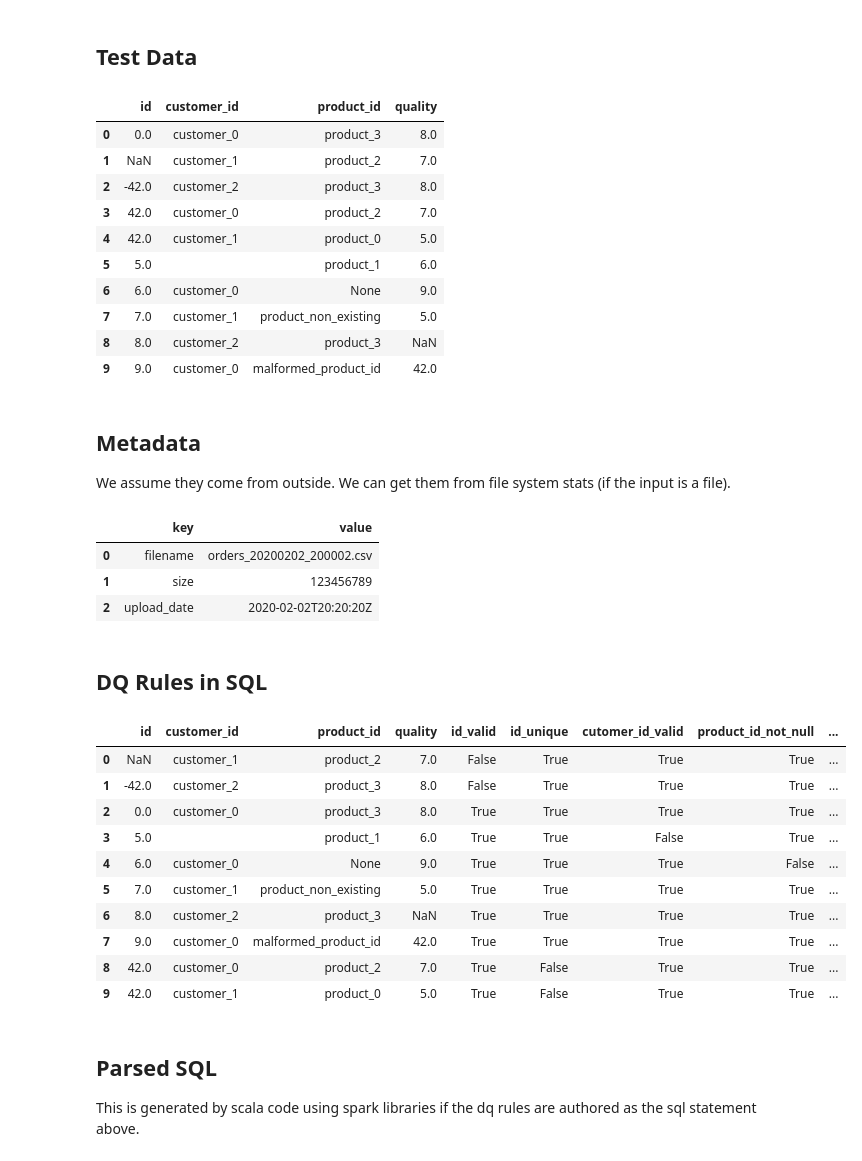
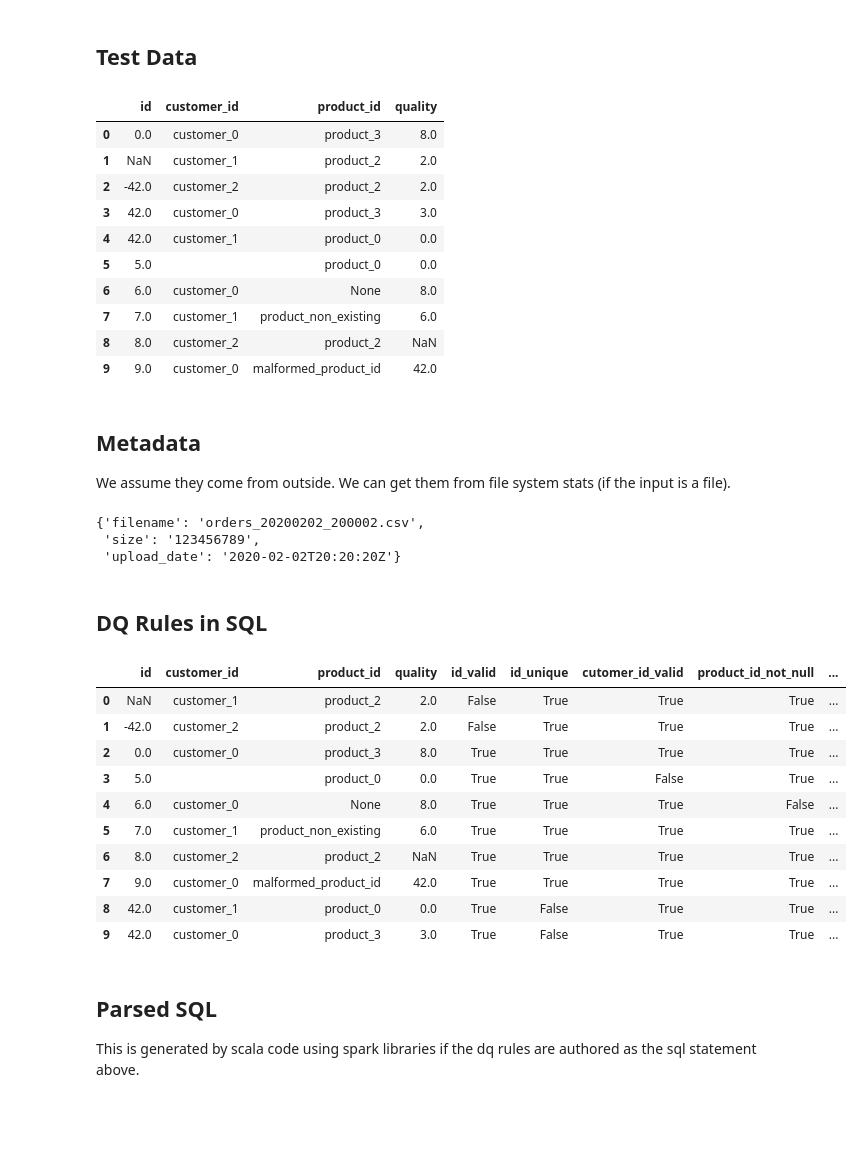
Before and after one commit to jendap/notebooks, a Jupyter notebook: du__dq_rules_as_sql.ipynb, the cells around one changed output. Drawn from its saved outputs; the diff is of its cells as text; code cells hidden in the pictures; blank space fills up the shorter version.

```diff
--- a/du__dq_rules_as_sql.ipynb
+++ b/du__dq_rules_as_sql.ipynb
@@ -32,13 +37,14 @@ spark = spark_builder.getOrCreate()
 # %% [markdown]
 ## Test Data
 # %%
-data_dir = 'data'
-os.makedirs(data_dir, exist_ok=True)
-# !mkdir -p '{data_dir}'
-
-quality_codes = [ {'quality': i, 'category': ['bad', 'average', 'good'][max(0, (i-1)//3)]} for i in range(10) ]
-products = [ {'id': i, 'name': f'product_{i}'} for i in range(10) ]
-orders = [ {'id': i, 'customer_id': f'customer_{i % 3}', 'product_id': f'product_{abs(hash(str(i))) % 5}', 'quality': abs(hash(str(i))) % 10 } for i in range(10) ]
+quality_codes = [{'quality': i, 'category': ['bad', 'average', 'good'][max(0, (i-1)//3)]} for i in range(10)]
+products = [{'id': i, 'name': f'product_{i}'} for i in range(10)]
+orders = [{
+    'id': i,
+    'customer_id': f'customer_{i % 3}',
+    'product_id': f'product_{abs(hash(str(i))) % 5}',
+    'quality': abs(hash(str(i))) % 10
+} for i in range(10)]
 
 orders[1]['id'] = None
 orders[2]['id'] = -42
@@ -68,14 +74,14 @@ order_dfs.toPandas()
 # %% [output]
 |  | id | customer_id | product_id | quality |
 | 0 | 0.0 | customer_0 | product_3 | 8.0 |
-| 1 | NaN | customer_1 | product_2 | 7.0 |
-| 2 | -42.0 | customer_2 | product_3 | 8.0 |
-| 3 | 42.0 | customer_0 | product_2 | 7.0 |
-| 4 | 42.0 | customer_1 | product_0 | 5.0 |
-| 5 | 5.0 |  | product_1 | 6.0 |
-| 6 | 6.0 | customer_0 | None | 9.0 |
-| 7 | 7.0 | customer_1 | product_non_existing | 5.0 |
-| 8 | 8.0 | customer_2 | product_3 | NaN |
+| 1 | NaN | customer_1 | product_2 | 2.0 |
+| 2 | -42.0 | customer_2 | product_2 | 2.0 |
+| 3 | 42.0 | customer_0 | product_3 | 3.0 |
+| 4 | 42.0 | customer_1 | product_0 | 0.0 |
+| 5 | 5.0 |  | product_0 | 0.0 |
+| 6 | 6.0 | customer_0 | None | 8.0 |
+| 7 | 7.0 | customer_1 | product_non_existing | 6.0 |
+| 8 | 8.0 | customer_2 | product_2 | NaN |
 | 9 | 9.0 | customer_0 | malformed_product_id | 42.0 |
 # %% [markdown]
 ## Metadata
@@ -87,51 +93,53 @@ metadata = {
     'size': '123456789',
     'upload_date': '2020-02-02T20:20:20Z',
 }
-metadata_df = pd.DataFrame(metadata.items(), columns=['key', 'value'])
-metadata_df
+# metadata_df = pd.DataFrame(metadata.items(), columns=['key', 'value'])
+# metadata_df
+metadata
 # %% [output]
-|  | key | value |
-| 0 | filename | orders_20200202_200002.csv |
-| 1 | size | 123456789 |
-| 2 | upload_date | 2020-02-02T20:20:20Z |
+{'filename': 'orders_20200202_200002.csv',
+ 'size': '123456789',
+ 'upload_date': '2020-02-02T20:20:20Z'}
 # %% [markdown]
 ## DQ Rules in SQL
 # %%
 dq_sql = '''
 WITH wide_order AS (
   SELECT * FROM order
 )
 SELECT
   table.*
   ,(id IS NOT NULL) AND (id >= 0) AS id_valid
   ,(COUNT(*) OVER (PARTITION BY id)) = 1 AS id_unique
   ,(customer_id IS NOT NULL) AND (LENGTH(customer_id) > 0) AS cutomer_id_valid
   ,product_id IS NOT NULL AS product_id_not_null
   ,product_id RLIKE 'product_\\\\d+' AS product_id_valid
-  ,regexp_extract(customer_id, 'customer_(\\\\d+)') <= regexp_extract(product_id, 'product_(\\\\d+)') AS customer_id_less_or_equal_product_id
+  ,regexp_extract(customer_id, 'customer_(\\\\d+)') <= regexp_extract(product_id, 'product_(\\\\d+)')
+      AS customer_id_less_or_equal_product_id
   ,(table.quality IS NOT NULL) AND (table.quality >= 0) AS quality_valid
 --  ,EXISTS (SELECT * FROM quality_code AS qc WHERE table.quality = qc.quality) AS quality_in_quality_code_exists
-  ,(SELECT FIRST(qcss.quality) FROM quality_code AS qcss WHERE table.quality = qcss.quality) IS NOT NULL AS quality_in_quality_code_sub_select
+  ,(SELECT FIRST(qcss.quality) FROM quality_code AS qcss WHERE table.quality = qcss.quality) IS NOT NULL
+      AS quality_in_quality_code_sub_select
   ,qc.quality IS NOT NULL AS quality_in_quality_code_join
 FROM wide_order AS table
 LEFT JOIN quality_code AS qc ON table.quality = qc.quality
 ORDER BY id
 '''
 
 dfs = spark.sql(dq_sql)
 dfs.toPandas()
 # %% [output]
 |  | id | customer_id | product_id | quality | id_valid | id_unique | cutomer_id_valid | product_id_not_null | ... |
-| 0 | NaN | customer_1 | product_2 | 7.0 | False | True | True | True | ... |
-| 1 | -42.0 | customer_2 | product_3 | 8.0 | False | True | True | True | ... |
+| 0 | NaN | customer_1 | product_2 | 2.0 | False | True | True | True | ... |
+| 1 | -42.0 | customer_2 | product_2 | 2.0 | False | True | True | True | ... |
 | 2 | 0.0 | customer_0 | product_3 | 8.0 | True | True | True | True | ... |
-| 3 | 5.0 |  | product_1 | 6.0 | True | True | False | True | ... |
-| 4 | 6.0 | customer_0 | None | 9.0 | True | True | True | False | ... |
-| 5 | 7.0 | customer_1 | product_non_existing | 5.0 | True | True | True | True | ... |
-| 6 | 8.0 | customer_2 | product_3 | NaN | True | True | True | True | ... |
+| 3 | 5.0 |  | product_0 | 0.0 | True | True | False | True | ... |
+| 4 | 6.0 | customer_0 | None | 8.0 | True | True | True | False | ... |
+| 5 | 7.0 | customer_1 | product_non_existing | 6.0 | True | True | True | True | ... |
+| 6 | 8.0 | customer_2 | product_2 | NaN | True | True | True | True | ... |
 | 7 | 9.0 | customer_0 | malformed_product_id | 42.0 | True | True | True | True | ... |
-| 8 | 42.0 | customer_0 | product_2 | 7.0 | True | False | True | True | ... |
-| 9 | 42.0 | customer_1 | product_0 | 5.0 | True | False | True | True | ... |
+| 8 | 42.0 | customer_1 | product_0 | 0.0 | True | False | True | True | ... |
+| 9 | 42.0 | customer_0 | product_3 | 3.0 | True | False | True | True | ... |
 # %% [markdown]
 ## Parsed SQL
 
```
Also changed, not shown: parts of 26 cells of this notebook.
